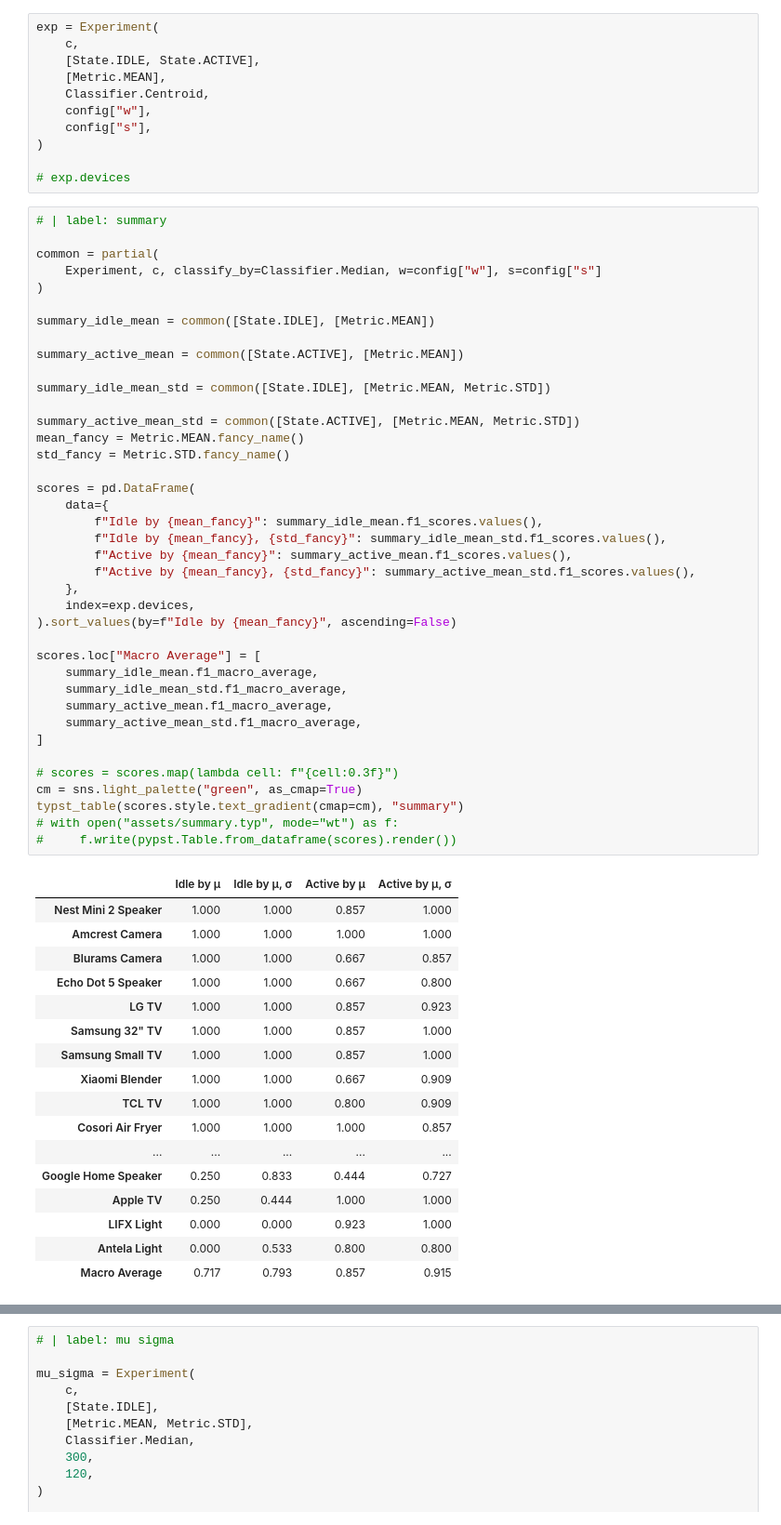
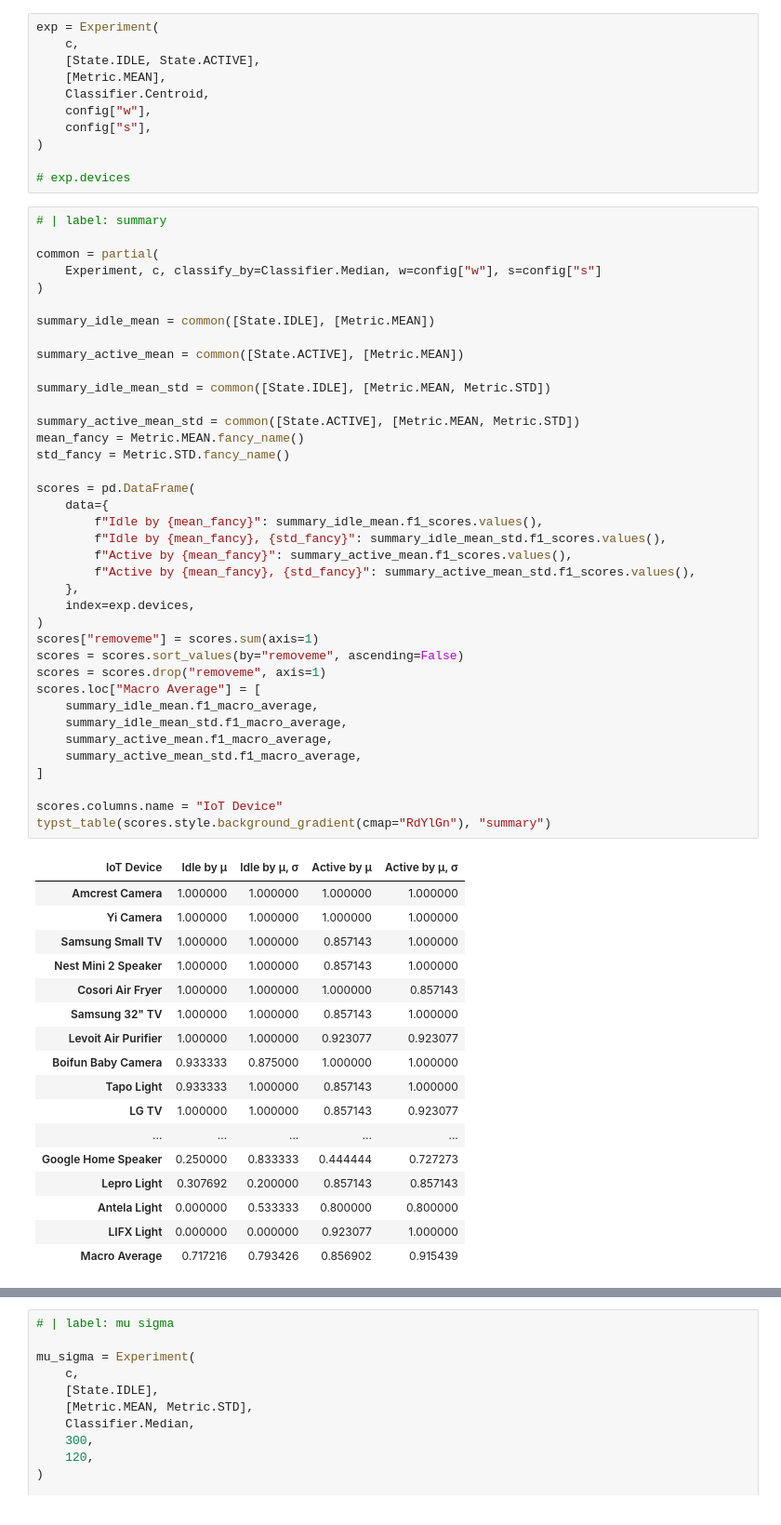
Before and after one commit to JackRobbers/thesis, a Jupyter notebook: analysis.ipynb, the cells around one changed output, grey strips where cells are left out. Shown at 93% size. Drawn from its saved outputs; the diff is of its cells as text.

Commit message:
working jupyter like table styling

```diff
--- a/analysis.ipynb
+++ b/analysis.ipynb
@@ -87,57 +98,56 @@ exp = Experiment(
 common = partial(
     Experiment, c, classify_by=Classifier.Median, w=config["w"], s=config["s"]
 )
 
 summary_idle_mean = common([State.IDLE], [Metric.MEAN])
 
 summary_active_mean = common([State.ACTIVE], [Metric.MEAN])
 
 summary_idle_mean_std = common([State.IDLE], [Metric.MEAN, Metric.STD])
 
 summary_active_mean_std = common([State.ACTIVE], [Metric.MEAN, Metric.STD])
 mean_fancy = Metric.MEAN.fancy_name()
 std_fancy = Metric.STD.fancy_name()
 
 scores = pd.DataFrame(
     data={
         f"Idle by {mean_fancy}": summary_idle_mean.f1_scores.values(),
         f"Idle by {mean_fancy}, {std_fancy}": summary_idle_mean_std.f1_scores.values(),
         f"Active by {mean_fancy}": summary_active_mean.f1_scores.values(),
         f"Active by {mean_fancy}, {std_fancy}": summary_active_mean_std.f1_scores.values(),
     },
     index=exp.devices,
-).sort_values(by=f"Idle by {mean_fancy}", ascending=False)
-
+)
+scores["removeme"] = scores.sum(axis=1)
+scores = scores.sort_values(by="removeme", ascending=False)
+scores = scores.drop("removeme", axis=1)
 scores.loc["Macro Average"] = [
     summary_idle_mean.f1_macro_average,
     summary_idle_mean_std.f1_macro_average,
     summary_active_mean.f1_macro_average,
     summary_active_mean_std.f1_macro_average,
 ]
 
-# scores = scores.map(lambda cell: f"{cell:0.3f}")
-cm = sns.light_palette("green", as_cmap=True)
-typst_table(scores.style.text_gradient(cmap=cm), "summary")
-# with open("assets/summary.typ", mode="wt") as f:
-#     f.write(pypst.Table.from_dataframe(scores).render())
+scores.columns.name = "IoT Device"
+typst_table(scores.style.background_gradient(cmap="RdYlGn"), "summary")
 # %% [output]
-|  | Idle by μ | Idle by μ, σ | Active by μ | Active by μ, σ |
-| Nest Mini 2 Speaker | 1.000 | 1.000 | 0.857 | 1.000 |
-| Amcrest Camera | 1.000 | 1.000 | 1.000 | 1.000 |
-| Blurams Camera | 1.000 | 1.000 | 0.667 | 0.857 |
-| Echo Dot 5 Speaker | 1.000 | 1.000 | 0.667 | 0.800 |
-| LG TV | 1.000 | 1.000 | 0.857 | 0.923 |
-| Samsung 32" TV | 1.000 | 1.000 | 0.857 | 1.000 |
-| Samsung Small TV | 1.000 | 1.000 | 0.857 | 1.000 |
-| Xiaomi Blender | 1.000 | 1.000 | 0.667 | 0.909 |
-| TCL TV | 1.000 | 1.000 | 0.800 | 0.909 |
-| Cosori Air Fryer | 1.000 | 1.000 | 1.000 | 0.857 |
+| IoT Device | Idle by μ | Idle by μ, σ | Active by μ | Active by μ, σ |
+| Amcrest Camera | 1.000000 | 1.000000 | 1.000000 | 1.000000 |
+| Yi Camera | 1.000000 | 1.000000 | 1.000000 | 1.000000 |
+| Samsung Small TV | 1.000000 | 1.000000 | 0.857143 | 1.000000 |
+| Nest Mini 2 Speaker | 1.000000 | 1.000000 | 0.857143 | 1.000000 |
+| Cosori Air Fryer | 1.000000 | 1.000000 | 1.000000 | 0.857143 |
+| Samsung 32" TV | 1.000000 | 1.000000 | 0.857143 | 1.000000 |
+| Levoit Air Purifier | 1.000000 | 1.000000 | 0.923077 | 0.923077 |
+| Boifun Baby Camera | 0.933333 | 0.875000 | 1.000000 | 1.000000 |
+| Tapo Light | 0.933333 | 1.000000 | 0.857143 | 1.000000 |
+| LG TV | 1.000000 | 1.000000 | 0.857143 | 0.923077 |
 | ... | ... | ... | ... | ... |
-| Google Home Speaker | 0.250 | 0.833 | 0.444 | 0.727 |
-| Apple TV | 0.250 | 0.444 | 1.000 | 1.000 |
-| LIFX Light | 0.000 | 0.000 | 0.923 | 1.000 |
-| Antela Light | 0.000 | 0.533 | 0.800 | 0.800 |
-| Macro Average | 0.717 | 0.793 | 0.857 | 0.915 |
+| Google Home Speaker | 0.250000 | 0.833333 | 0.444444 | 0.727273 |
+| Lepro Light | 0.307692 | 0.200000 | 0.857143 | 0.857143 |
+| Antela Light | 0.000000 | 0.533333 | 0.800000 | 0.800000 |
+| LIFX Light | 0.000000 | 0.000000 | 0.923077 | 1.000000 |
+| Macro Average | 0.717216 | 0.793426 | 0.856902 | 0.915439 |
 # %%
 # | label: confused with
 
```
Also changed, not shown: parts of 3 cells of this notebook, 3 other files.
